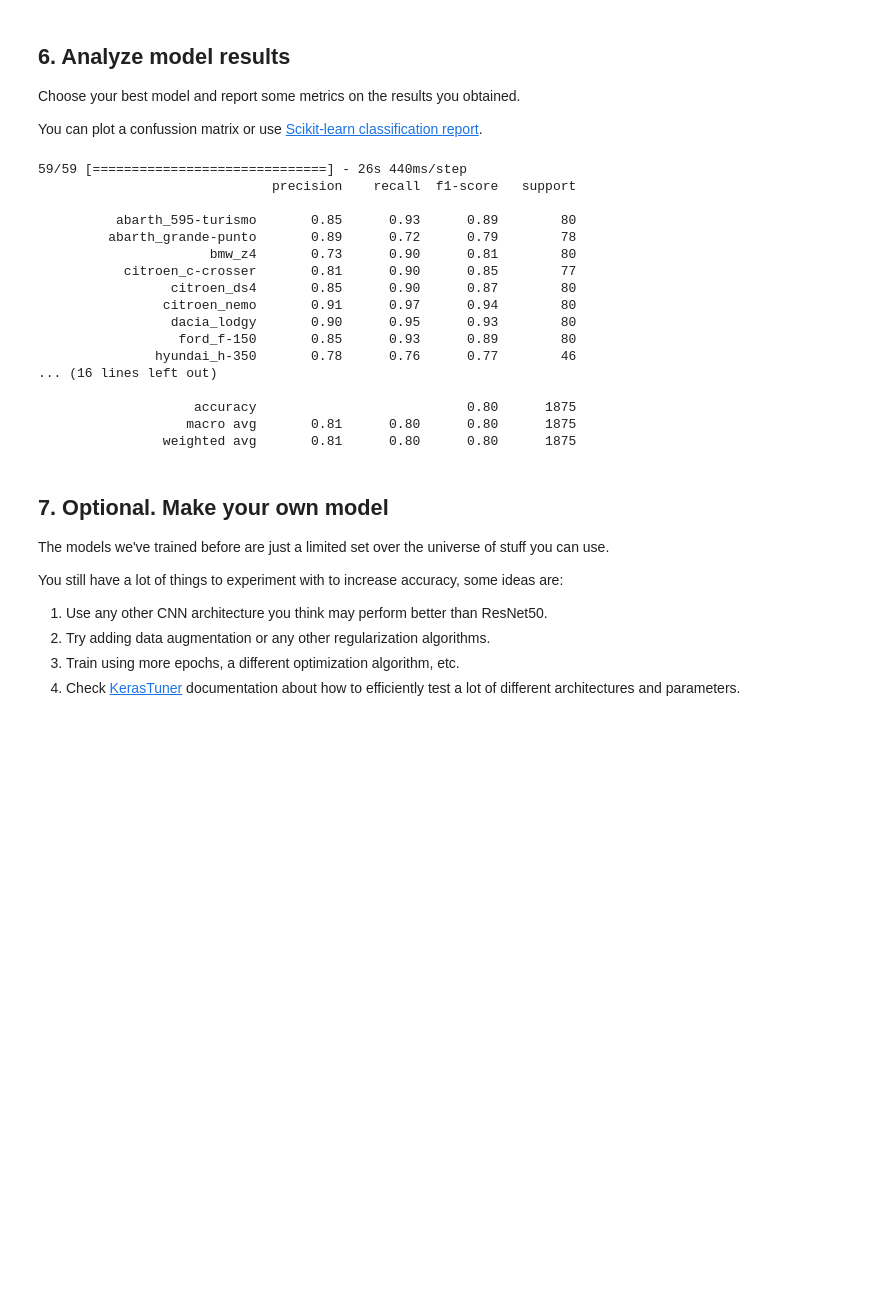
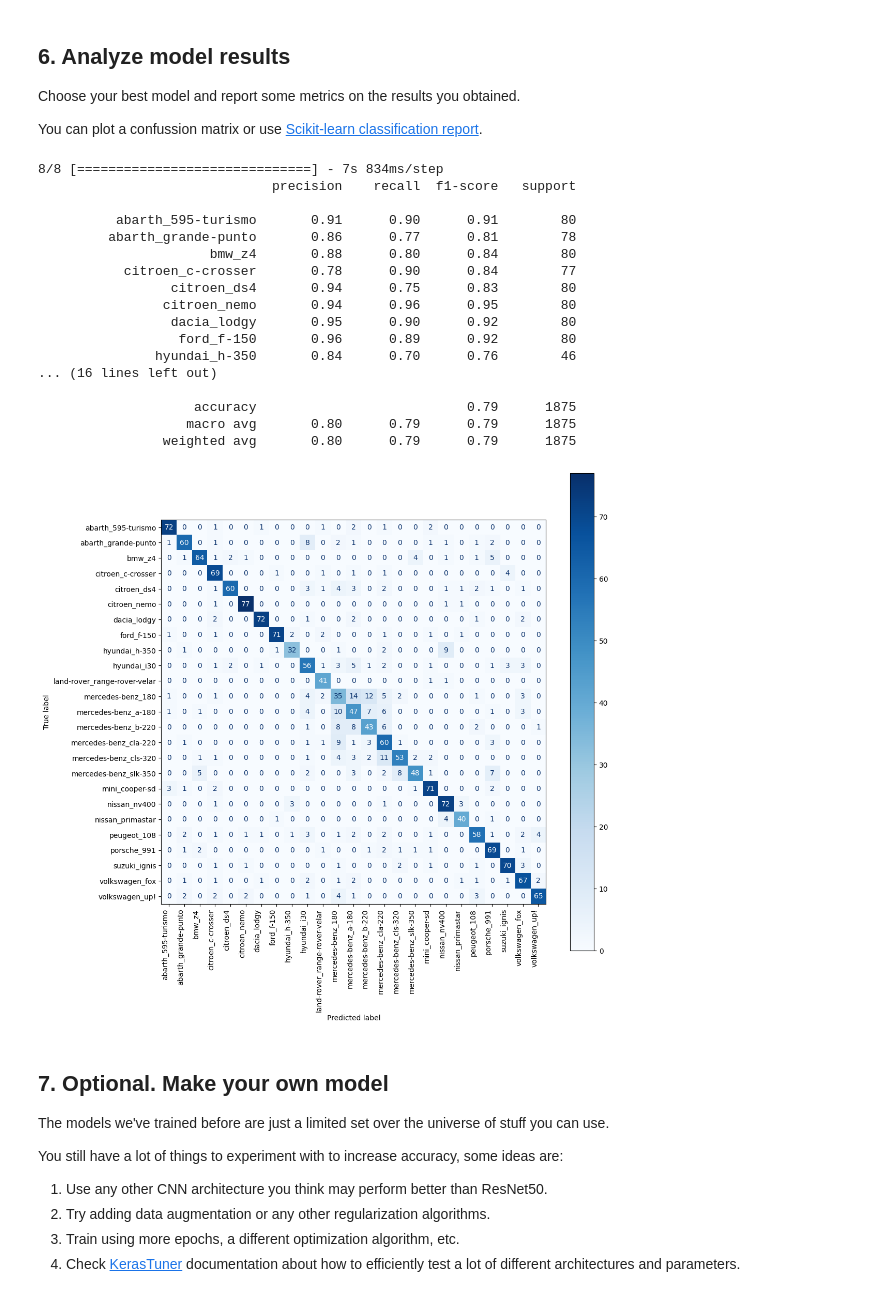
Before and after one commit to rodrigo714/anyoneai, a Jupyter notebook: AnyoneAI - Sprint Project 04.ipynb, the cells around one changed output. Cells and saved outputs as stored; diff of their text form; code cells hidden in the pictures; blank space fills up the shorter version.

```diff
--- a/AnyoneAI - Sprint Project 04.ipynb
+++ b/AnyoneAI - Sprint Project 04.ipynb
@@ -71,7 +71,7 @@ DATASET_FOLDER = os.path.join(config.DATASET_ROOT_PATH, "eu-car-dataset_subset")
 
 img_height = 224
 img_width = 224
-batch_size = 32
+batch_size = 256
 # %% [markdown]
 1.3. Load the training and testing images as a Tensorflow dataset (`tf.data.Dataset`).
 
@@ -357,34 +370,54 @@ Choose your best model and report some metrics on the results you obtained.
 
 You can plot a confussion matrix or use [Scikit-learn classification report](https://scikit-learn.org/stable/modules/generated/sklearn.metrics.classification_report.html).
 # %%
-from sklearn.metrics import classification_report
+import numpy as np
+import matplotlib.pyplot as plt
+from sklearn.metrics import classification_report, confusion_matrix, ConfusionMatrixDisplay
 
+# Obtén las etiquetas verdaderas
 y_true = np.concatenate([y for x, y in test_ds], axis=0)
 if y_true.ndim > 1 and y_true.shape[1] > 1:
     y_true = np.argmax(y_true, axis=1)
 
+# Obtén las predicciones del modelo
 y_pred = resnet50_model.predict(test_ds)
 y_pred_classes = np.argmax(y_pred, axis=1)
 
+# Imprime el reporte de clasificación
 print(classification_report(y_true, y_pred_classes, target_names=class_names))
+
+# Calcula y visualiza la matriz de confusión
+cm = confusion_matrix(y_true, y_pred_classes)
+disp = ConfusionMatrixDisplay(confusion_matrix=cm, display_labels=class_names)
+
+# Dibuja la matriz de confusión
+fig, ax = plt.subplots(figsize=(12, 12))  # Ajusta el tamaño según sea necesario
+disp.plot(cmap='Blues', ax=ax)
+
+# Rota las etiquetas del eje x
+plt.xticks(rotation=90, ha='right')
+plt.yticks(rotation=0)
+
+plt.show()
 # %% [output]
-59/59 [==============================] - 26s 440ms/step
+8/8 [==============================] - 7s 834ms/step
                               precision    recall  f1-score   support
 
-          abarth_595-turismo       0.85      0.93      0.89        80
-         abarth_grande-punto       0.89      0.72      0.79        78
-                      bmw_z4       0.73      0.90      0.81        80
-           citroen_c-crosser       0.81      0.90      0.85        77
-                 citroen_ds4       0.85      0.90      0.87        80
-                citroen_nemo       0.91      0.97      0.94        80
-                 dacia_lodgy       0.90      0.95      0.93        80
-                  ford_f-150       0.85      0.93      0.89        80
-               hyundai_h-350       0.78      0.76      0.77        46
+          abarth_595-turismo       0.91      0.90      0.91        80
+         abarth_grande-punto       0.86      0.77      0.81        78
+                      bmw_z4       0.88      0.80      0.84        80
+           citroen_c-crosser       0.78      0.90      0.84        77
+                 citroen_ds4       0.94      0.75      0.83        80
+                citroen_nemo       0.94      0.96      0.95        80
+                 dacia_lodgy       0.95      0.90      0.92        80
+                  ford_f-150       0.96      0.89      0.92        80
+               hyundai_h-350       0.84      0.70      0.76        46
 ... (16 lines left out)
 
-                    accuracy                           0.80      1875
-                   macro avg       0.81      0.80      0.80      1875
-                weighted avg       0.81      0.80      0.80      1875
+                    accuracy                           0.79      1875
+                   macro avg       0.80      0.79      0.79      1875
+                weighted avg       0.80      0.79      0.79      1875
+[figure, added]
 # %% [markdown]
 ## 7. Optional. Make your own model
 
```
Also changed, not shown: parts of 4 cells of this notebook.
